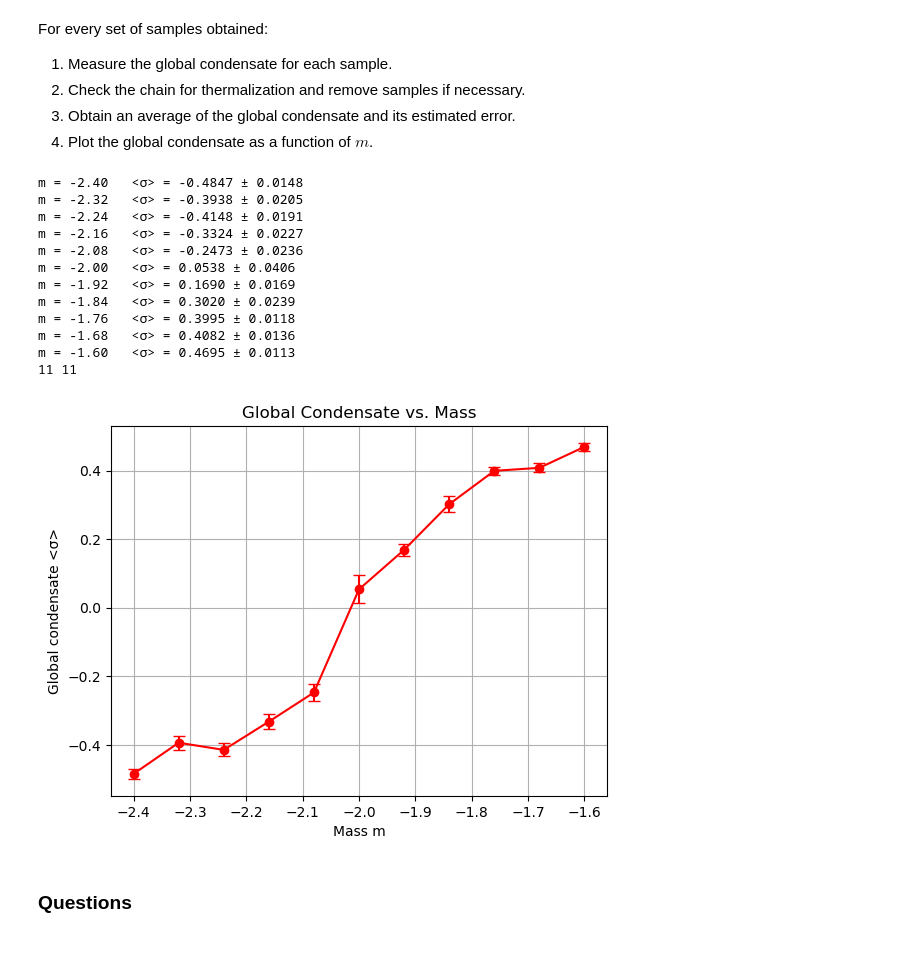
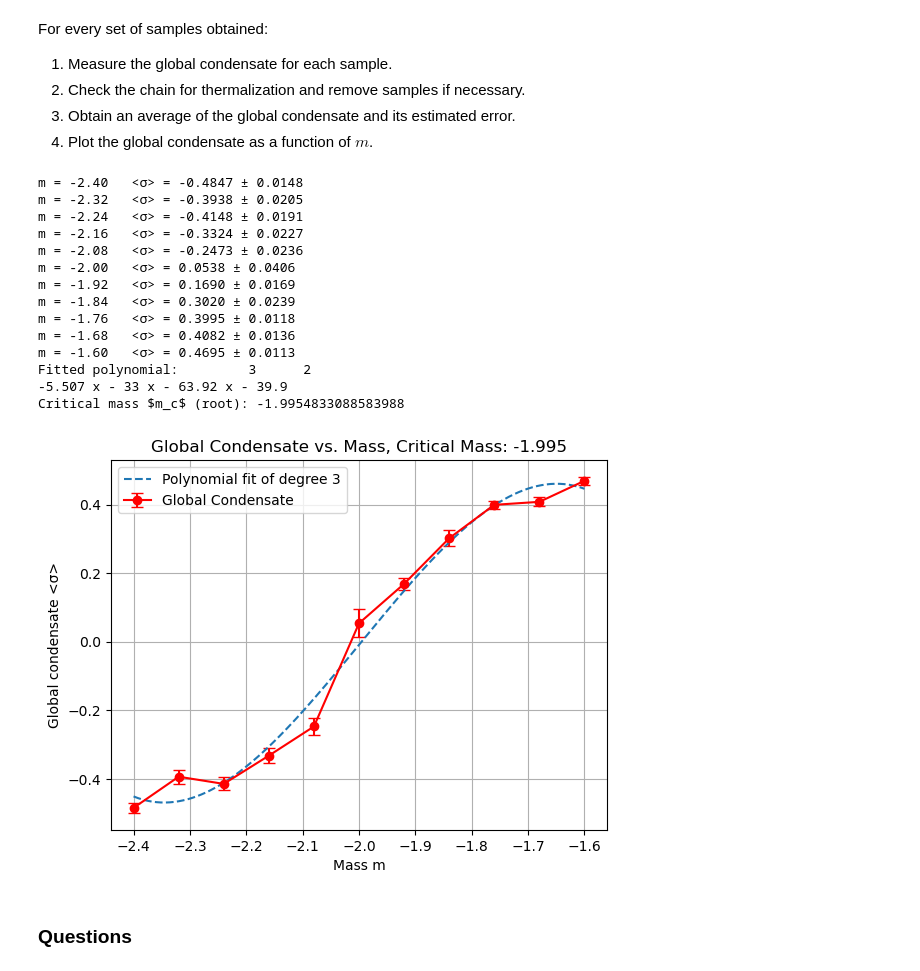
Before and after one commit to FiPf/LFT, a Jupyter notebook: Specialist Course/6_Fermions.ipynb, the cells around one changed output. Cells and saved outputs as stored; diff of their text form; code cells hidden in the pictures.

```diff
--- a/Specialist Course/6_Fermions.ipynb
+++ b/Specialist Course/6_Fermions.ipynb
@@ -371,37 +371,51 @@ err_vals = []
 m_vals = np.linspace(start=-2.4, stop=-1.6, num=11)
 
 for key, samples in data_dict.items():
     condensates = compute_condensates(samples, g2)
     condensates_th = thermalize(condensates)
 
     mean = np.mean(condensates_th)
     err  = binning_error(condensates_th)
 
     mean_vals.append(mean)
     err_vals.append(err)
     m_val = float(key)
     print(f"m = {m_val:.2f}   <σ> = {mean:.4f} ± {err:.4f}")
 
-plt.errorbar(m_vals, mean_vals, yerr=err_vals, fmt='o-', capsize=4, c = "r")
+deg = 3
+coeffs = np.polyfit(m_vals, mean_vals, deg=deg)
+poly = np.poly1d(coeffs)
+
+roots = poly.r
+real_roots = roots[np.isreal(roots)].real
+critical_mass = real_roots[1] if len(real_roots) > 0 else None
+print("Fitted polynomial:", poly)
+print(r"Critical mass $m_c$ (root):", critical_mass)
+plt.errorbar(m_vals, mean_vals, yerr=err_vals, fmt='o-', capsize=4, c = "r", label = "Global Condensate")
 plt.xlabel("Mass m")
 plt.ylabel("Global condensate <σ>")
-plt.title("Global Condensate vs. Mass")
+plt.title(f"Global Condensate vs. Mass, Critical Mass: {critical_mass:.3f}")
 plt.grid(True)
+m_dense = np.linspace(min(m_vals), max(m_vals), 400)
+plt.plot(m_dense, poly(m_dense), '--', label=f'Polynomial fit of degree {deg}')
+plt.legend()
 plt.show()
 # %% [output]
 m = -2.40   <σ> = -0.4847 ± 0.0148
 m = -2.32   <σ> = -0.3938 ± 0.0205
 m = -2.24   <σ> = -0.4148 ± 0.0191
 m = -2.16   <σ> = -0.3324 ± 0.0227
 m = -2.08   <σ> = -0.2473 ± 0.0236
 m = -2.00   <σ> = 0.0538 ± 0.0406
 m = -1.92   <σ> = 0.1690 ± 0.0169
 m = -1.84   <σ> = 0.3020 ± 0.0239
 m = -1.76   <σ> = 0.3995 ± 0.0118
 m = -1.68   <σ> = 0.4082 ± 0.0136
 m = -1.60   <σ> = 0.4695 ± 0.0113
-11 11
+Fitted polynomial:         3      2
+-5.507 x - 33 x - 63.92 x - 39.9
+Critical mass $m_c$ (root): -1.9954833088583988
-[figure, old version]
+[figure, new version]
 # %% [markdown]
 ### Questions
 # %% [markdown]
```
Also changed, not shown: 29 other files.
